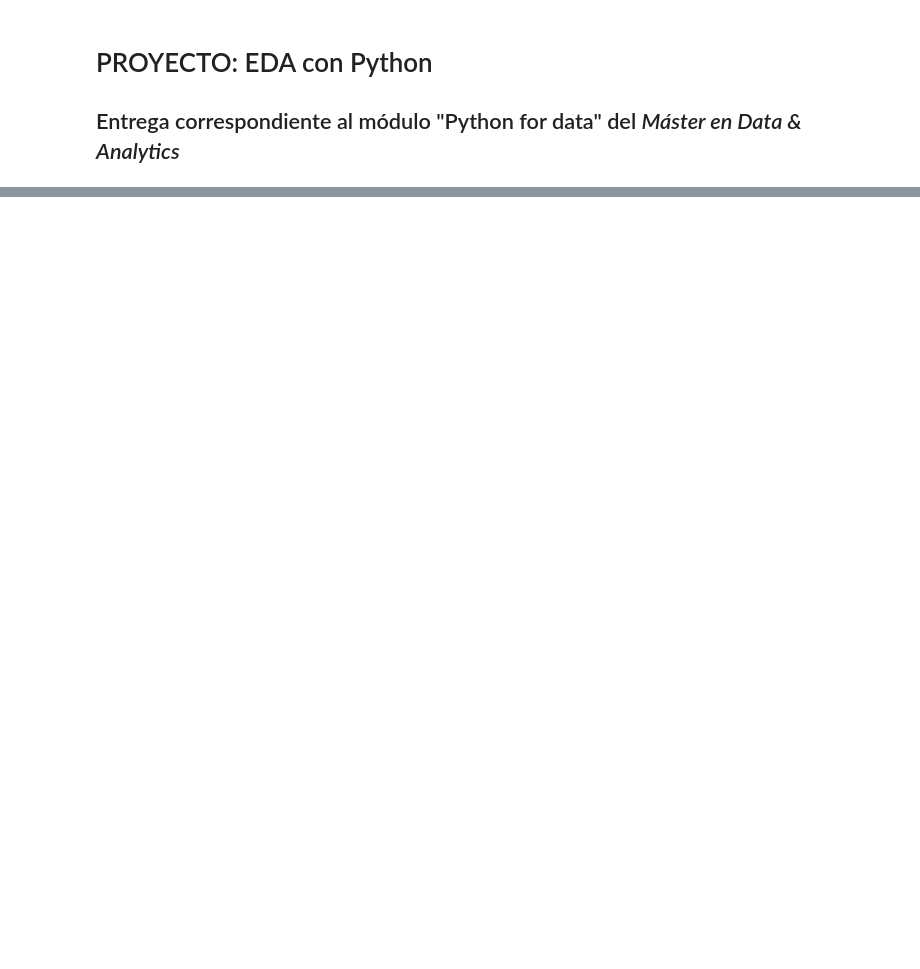
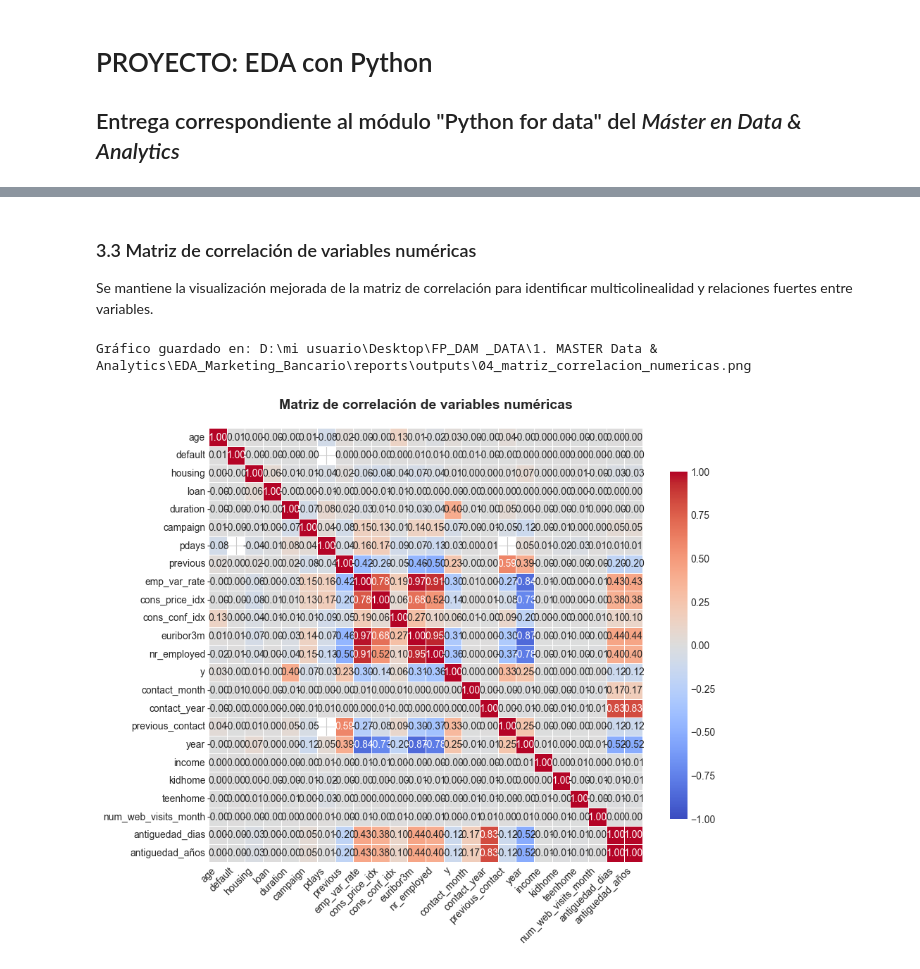
Before and after one commit to roseprogramming/eda_marqueting_bancario, a Jupyter notebook: notebooks/01_EDA_Analisis.ipynb, the cells around one changed output, grey strips where cells are left out. Saved outputs shown, nothing was run; the diff lists cells and outputs as text; code cells hidden in the pictures; blank space fills up the shorter version.

```diff
--- a/notebooks/01_EDA_Analisis.ipynb
+++ b/notebooks/01_EDA_Analisis.ipynb
@@ -507,16 +3,0 @@ if 'marital' in df_perfil_cliente.columns:
-# %%
-# Matriz de correlación de variables numéricas (sin leakage)
-# Excluir 'duration' porque es data leakage (solo se conoce después de la campaña)
-numeric_cols = df_perfil_cliente.select_dtypes(include=['number']).columns.tolist()
-if 'duration' in numeric_cols:
-    numeric_cols.remove('duration')
-
-df_numeric = df_perfil_cliente[numeric_cols].select_dtypes(include=['number'])
-
-fig_corr, ax_corr = plot_correlation_heatmap(df_numeric, title='Correlación entre Variables Numéricas (sin leakage)')
-plt.tight_layout()
-save_plot('06_matriz_correlaciones.png')
-plt.show()
-
-print(f"\nVariables numéricas incluidas: {df_numeric.shape[1]}")
-print(f"Nota: 'duration' excluida porque es data leakage")
@@ -810,0 +614,19 @@ para análisis bivariado, detección de outliers, y construcción de modelos rob
+# %% [markdown]
+### 3.3 Matriz de correlación de variables numéricas
+
+Se mantiene la visualización mejorada de la matriz de correlación para identificar multicolinealidad y relaciones fuertes entre variables.
+# %%
+# =============================================================================
+# 3.3 MATRIZ DE CORRELACIÓN DE VARIABLES NUMÉRICAS
+# =============================================================================
+if 'numeric_cols' not in globals():
+    numeric_cols = df_perfil_cliente.select_dtypes(include=['number']).columns.tolist()
+fig_corr, ax_corr = plot_correlation_heatmap(
+    df_perfil_cliente[numeric_cols],
+    title='Matriz de correlación de variables numéricas',
+    figsize=(10,8)
+ )
+save_plot('04_matriz_correlacion_numericas.png')
+# %% [output]
+Gráfico guardado en: D:\mi usuario\Desktop\FP_DAM _DATA\1. MASTER Data & Analytics\EDA_Marketing_Bancario\reports\outputs\04_matriz_correlacion_numericas.png
+[figure, added]
```
Also changed, not shown: parts of 62 cells of this notebook, 21 other files.
